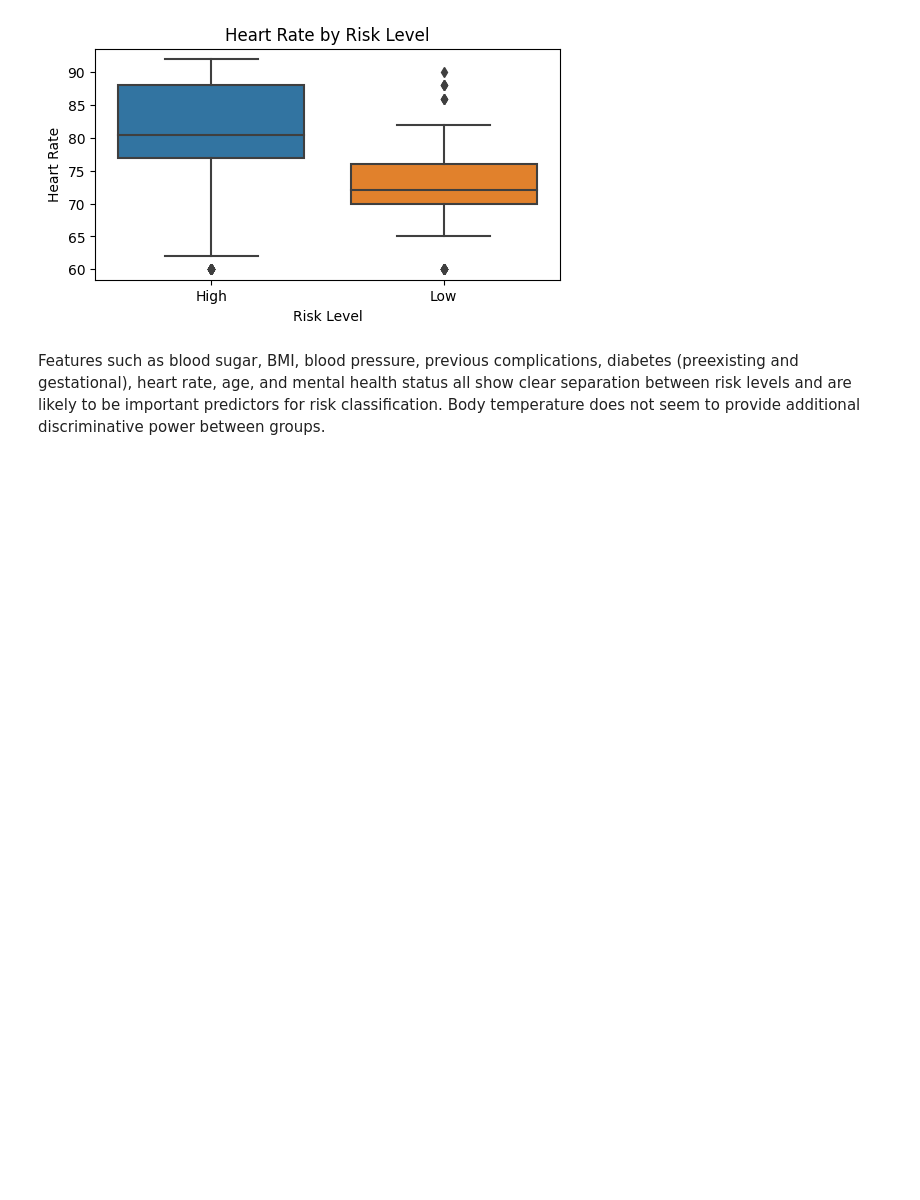
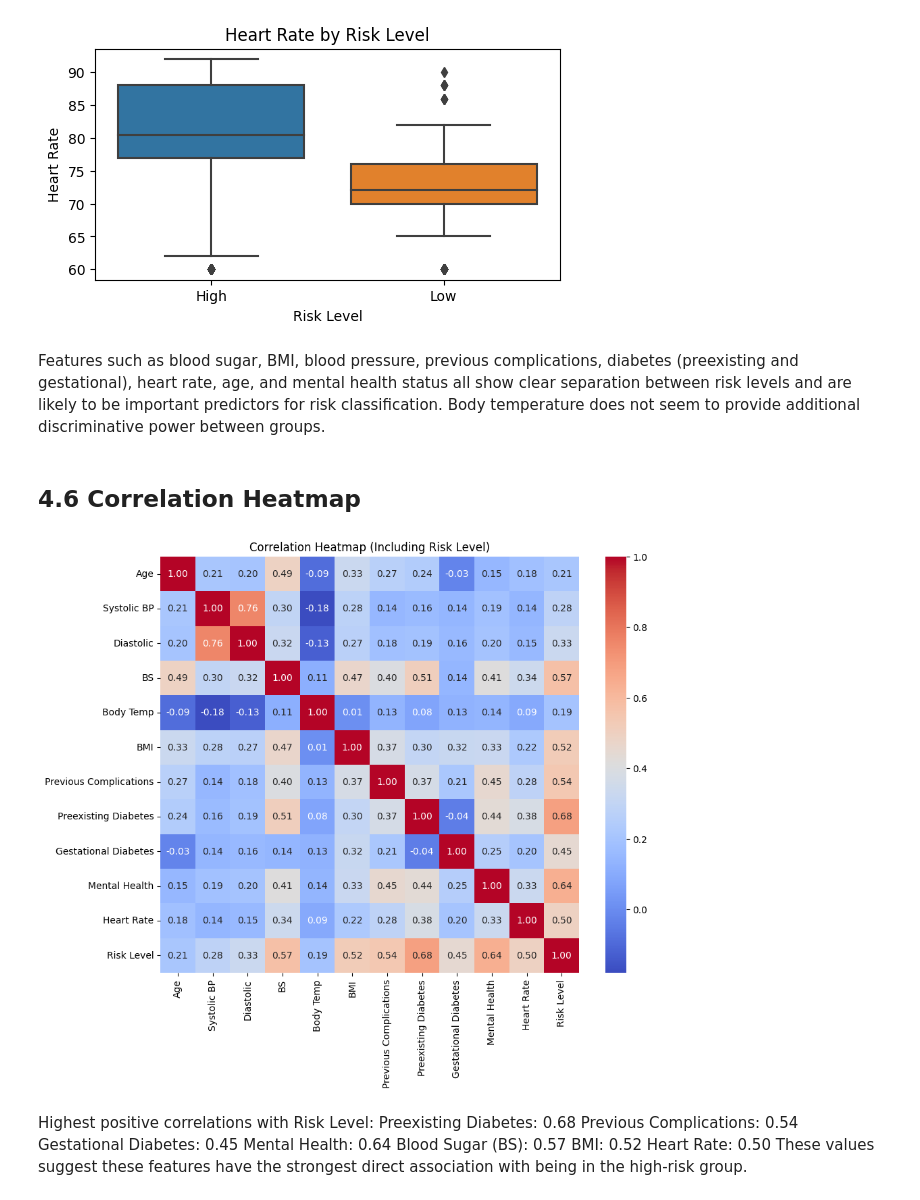
Before and after one commit to alabhastam/Maternal-Health-and-High-Risk-Pregnancy, a Jupyter notebook: maternal-health-and-high-risk-pregnancy.ipynb, the cells around one changed output. Cells and saved outputs as stored; diff of their text form; code cells hidden in the pictures; blank space fills up the shorter version.

Commit message:
Kaggle Notebook | Maternal Health and High-Risk Pregnancy | Version 8

```diff
--- a/maternal-health-and-high-risk-pregnancy.ipynb
+++ b/maternal-health-and-high-risk-pregnancy.ipynb
@@ -285,3 +285,31 @@ for col in num_cols:
 [figure]
 # %% [markdown]
 Features such as blood sugar, BMI, blood pressure, previous complications, diabetes (preexisting and gestational), heart rate, age, and mental health status all show clear separation between risk levels and are likely to be important predictors for risk classification. Body temperature does not seem to provide additional discriminative power between groups.
+# %% [markdown]
+## 4.6 Correlation Heatmap
+# %%
+# We are late but we need to do that
+df['Risk Level'] = df['Risk Level'].map({'Low': 0, 'High': 1})
+
+corr_matrix = df.corr()
+
+
+import matplotlib.pyplot as plt
+import seaborn as sns
+
+plt.figure(figsize=(10, 8))
+sns.heatmap(corr_matrix, annot=True, cmap="coolwarm", fmt=".2f")
+plt.title("Correlation Heatmap (Including Risk Level)")
+plt.show()
+# %% [output]
+[figure, added]
+# %% [markdown]
+Highest positive correlations with Risk Level:
+Preexisting Diabetes: 0.68
+Previous Complications: 0.54
+Gestational Diabetes: 0.45
+Mental Health: 0.64
+Blood Sugar (BS): 0.57
+BMI: 0.52
+Heart Rate: 0.50
+These values suggest these features have the strongest direct association with being in the high-risk group.
```
Also changed, not shown: parts of 1 cell of this notebook.
